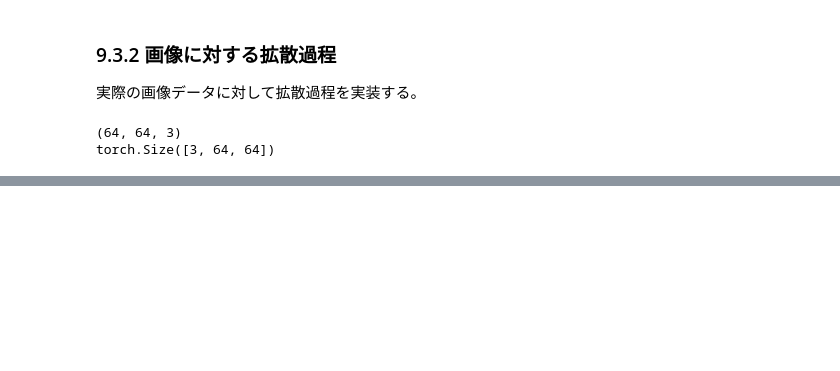
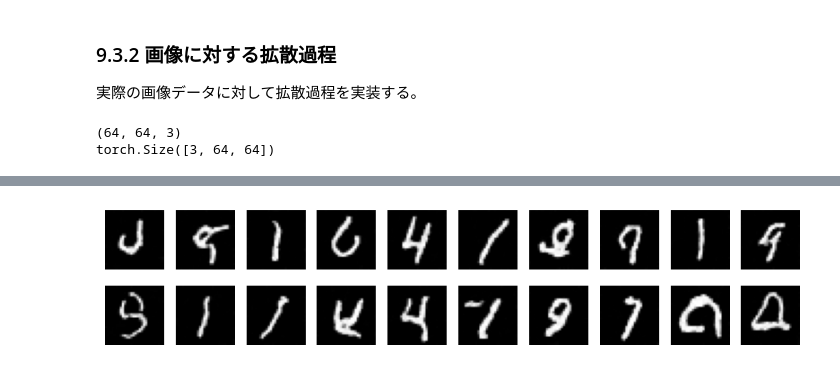
Before and after one commit to Spica08/deep-learning-from-scratch-5, a Jupyter notebook: step9.ipynb, the cells around one changed output, grey strips where cells are left out. Cells and saved outputs as stored; diff of their text form; code cells hidden in the pictures; blank space fills up the shorter version.

```diff
--- a/step9.ipynb
+++ b/step9.ipynb
@@ -181,7 +187,7 @@ class ConvBlock(nn.Module):
         )
 
     def forward(self, x, v):
-        N, C, _ = x.shape
+        N, C, _, _ = x.shape
         v = self.mlp(v)
         v = v.view(N, C, 1, 1)
         y = self.convs(x + v)
@@ -289,0 +593,5 @@ for i, (ax, img) in enumerate(zip(axes.ravel(), imgs)):
+# %%
+images = diffuser.sample(model)
+show_images(images)
+# %% [output]
+[figure, added]
```
Also changed, not shown: parts of 20 cells of this notebook.
